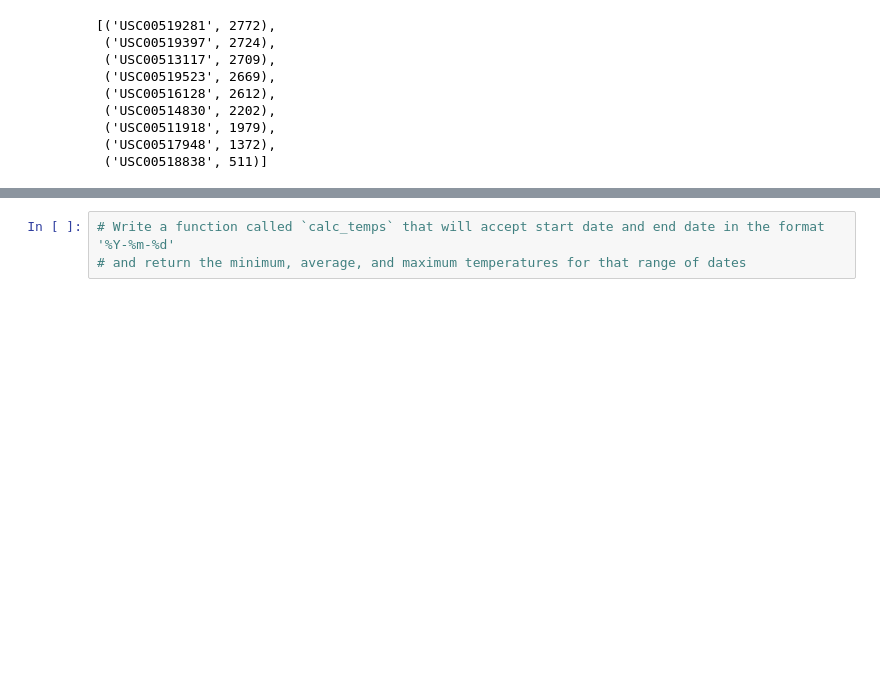
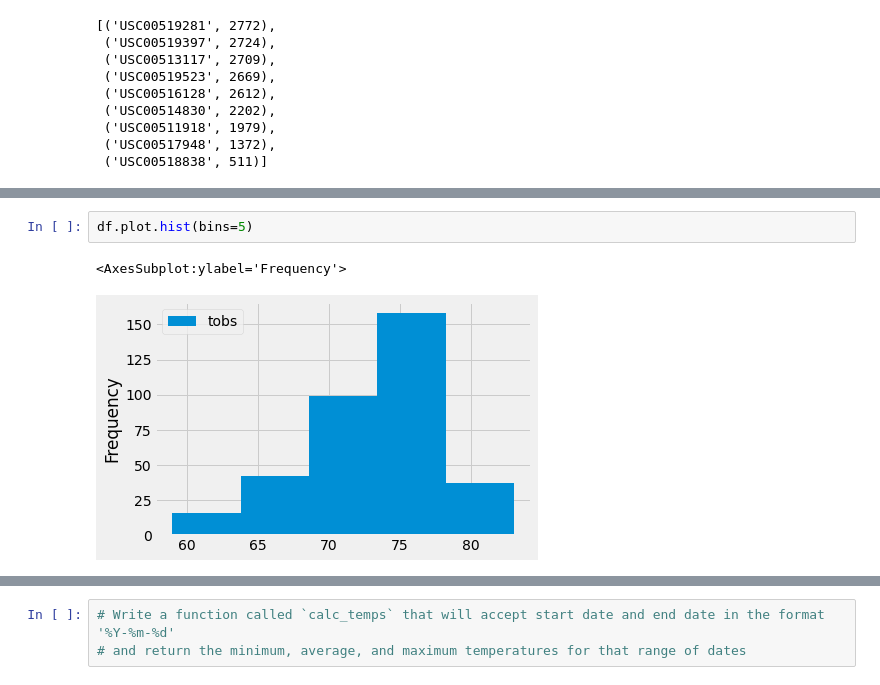
Before and after one commit to femiimam001/surfs_up, a Jupyter notebook: climate_analysis.ipynb, the cells around one changed output, grey strips where cells are left out. Drawn from its saved outputs; the diff is of its cells as text; blank space fills up the shorter version.

```diff
--- a/climate_analysis.ipynb
+++ b/climate_analysis.ipynb
@@ -122,0 +155,5 @@ group_by(Measurement.station).order_by(func.count(Measurement.station).desc()).a
+# %%
+df.plot.hist(bins=5)
+# %% [output]
+<AxesSubplot:ylabel='Frequency'>
+[figure, added]
```
Also changed, not shown: parts of 5 cells of this notebook, 2 other files.
